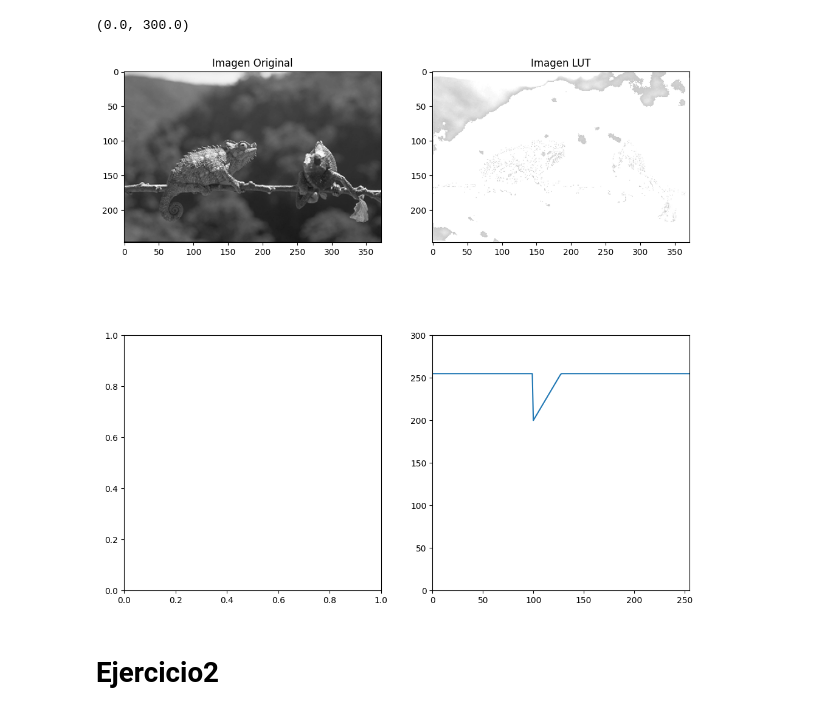
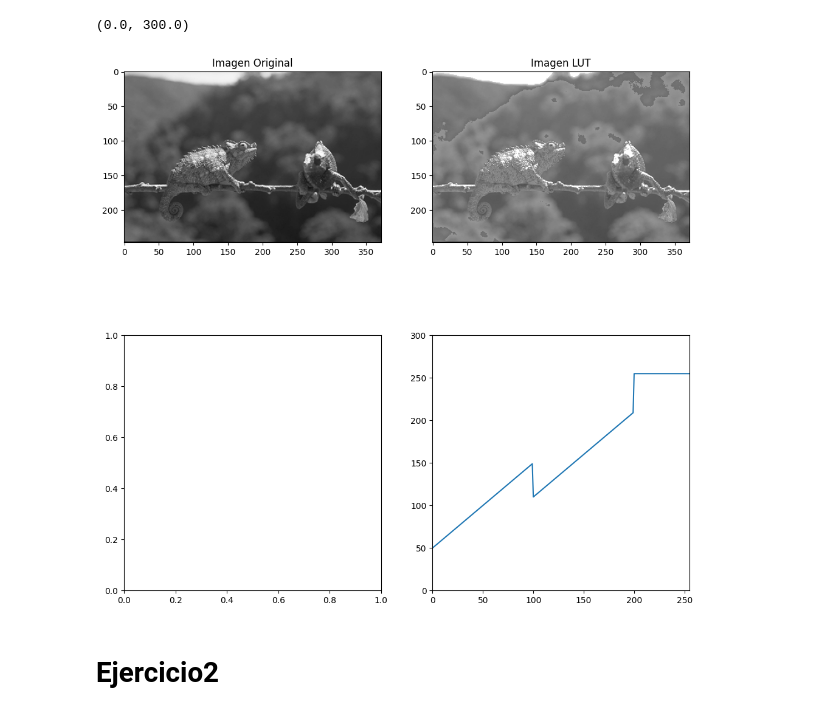
Before and after one commit to TelliRoman/PDI, a Jupyter notebook: Guia2A/tp02a.ipynb, the cells around one changed output. Saved outputs shown, nothing was run; the diff lists cells and outputs as text; code cells hidden in the pictures.

```diff
--- a/Guia2A/tp02a.ipynb
+++ b/Guia2A/tp02a.ipynb
@@ -53,19 +52,19 @@ TypeError: Image data of dtype object cannot be converted to float
 # %%
 escaladegrises= np.arange(256)
-img_camaleon = cv.imread("/content/drive/My Drive/Datasets_pdi/Imagenes/camaleon.tif")
+img_camaleon = cv.imread(r'C:\Users\Roman\Documents\GitHub\PDI\Imagenes\camaleon.tif')
 fig, ax = plt.subplots(nrows=2, ncols=2, figsize=(12,12))
 ax[0,0].imshow(img_camaleon)
 ax[0,0].set_title("Imagen Original")
 
-lutcamaleon=gen_LUT_tres_tramos(0,255,100,2,0,200,0,255)
+lutcamaleon=gen_LUT_tres_tramos(1,50,100,1,10,200,1,255)
 ax[0,1].imshow(apply_LUT(img_camaleon, lutcamaleon))
 ax[0,1].set_title("Imagen LUT")
 ax[1,1].plot(lutcamaleon)
 ax[1, 1].set_xlim([0, 255])  # Establece los límites del eje x
 ax[1, 1].set_ylim([0, 300])
 # %% [output]
 (0.0, 300.0)
-[figure, old version]
+[figure, new version]
 # %% [markdown]
 # Ejercicio2
 # %%
```
Also changed, not shown: parts of 4 cells of this notebook, 4 other files.
